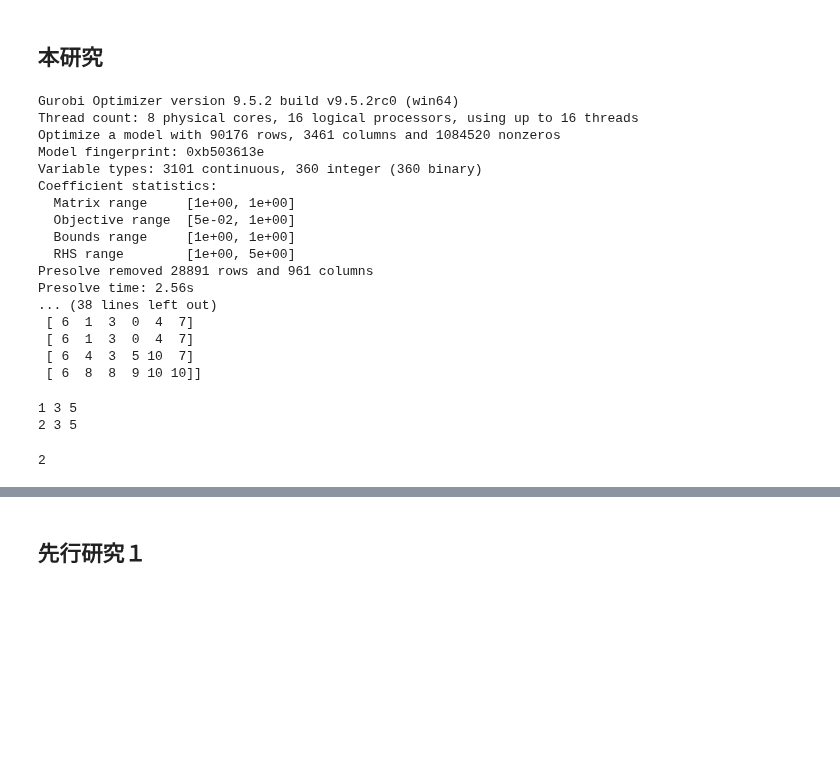
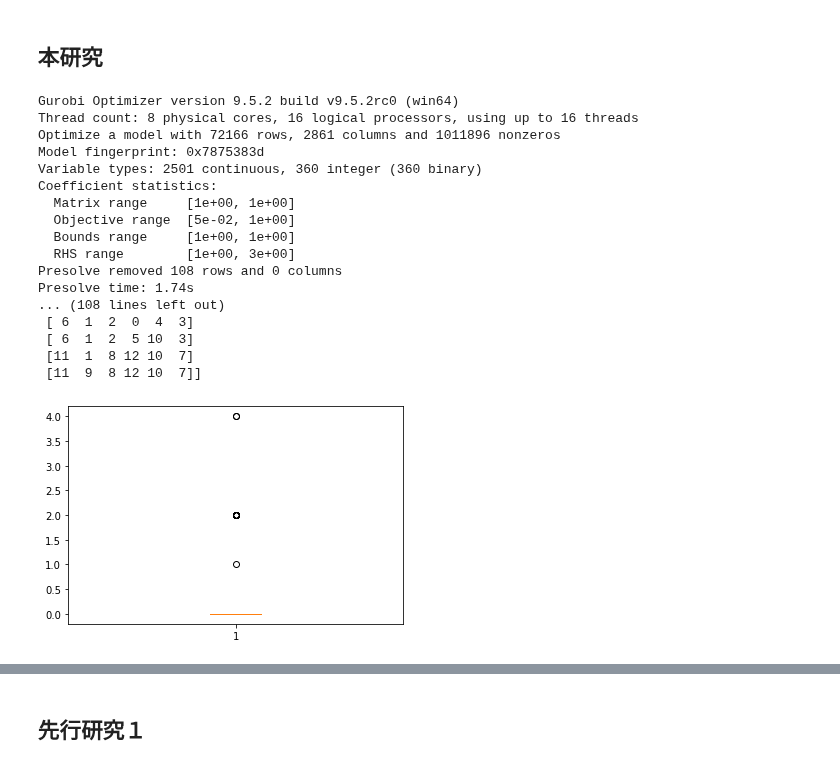
Before and after one commit to ikumadaiki/CPMP, a Jupyter notebook: compare.ipynb, the cells around one changed output, grey strips where cells are left out. Cells and saved outputs as stored; diff of their text form; code cells hidden in the pictures; blank space fills up the shorter version.

```diff
--- a/compare.ipynb
+++ b/compare.ipynb
@@ -11,8 +11,6 @@ def IPS6(ship_num,stack_num,height,n,size,beta):
   S=[i+1 for i in range(stack_num)]
   H=[i+1 for i in range(height)]
   P=[i+1 for i in range(ship_num)]
-  time = 3*len(I)
-  T=[i+1 for i in range(time)]
 
 
   f=stack_num*height-sum(n)
@@ -26,7 +24,7 @@ def IPS6(ship_num,stack_num,height,n,size,beta):
   np.random.seed(1)
 
   # 期待値と分散共分散行列の準備
-  mean = np.arange(1,2*ship_num,2)
+  mean = np.arange(1,ship_num+1)
   cov=np.zeros((ship_num,ship_num))
   for i in range(ship_num):
     for j in range(ship_num):
@@ -142,24 +140,56 @@ def IPS6(ship_num,stack_num,height,n,size,beta):
     print("VaR=",alpha.X)
     print("the objective function", m.objVal)
     print(result)
+
+
+    data_2 = np.random.multivariate_normal(mean, cov, size=size)
+
+    OR_=np.argsort(data_2)
+    OR_=OR_+np.ones((size,ship_num)).astype(int)
+    OR=OR_.tolist()
+
+
+    penalty=[]
+    for k in OR:
+      O=k
+      a=0
+      for j in range(stack_num):
+          for i in range(1,height):
+              for i_ in range(i+1,height+1):
+                  if not result[i-1][j]==0 or result[i_-1][j]==0:
+                      if O[result[i-1][j]-1]>O[result[i_-1][j]-1]:
+                          a+=1
+                          # print("penalty!")
+                              # print(i,i_,j+1,O)
+                          break
+      penalty.append(a)
+      # print(a)
+    penalty=np.array(penalty)
+
+    import matplotlib.pyplot as plt
+    plt.boxplot(penalty)
 # %%
-n=[3,2,3,3,1,5,4,2,1,3]
-IPS6(10,6,6,n,100,0.8)
+ship_num=12
+stack_num=6
+height=5
+n=[3,2,2,2,1,2,2,2,1,3,2,2]
+IPS6(ship_num,stack_num,height,n,100,0.8)
 # %% [output]
 Gurobi Optimizer version 9.5.2 build v9.5.2rc0 (win64)
 Thread count: 8 physical cores, 16 logical processors, using up to 16 threads
-Optimize a model with 90176 rows, 3461 columns and 1084520 nonzeros
-Model fingerprint: 0xb503613e
-Variable types: 3101 continuous, 360 integer (360 binary)
+Optimize a model with 72166 rows, 2861 columns and 1011896 nonzeros
+Model fingerprint: 0x7875383d
+Variable types: 2501 continuous, 360 integer (360 binary)
 Coefficient statistics:
   Matrix range     [1e+00, 1e+00]
   Objective range  [5e-02, 1e+00]
   Bounds range     [1e+00, 1e+00]
-  RHS range        [1e+00, 5e+00]
-Presolve removed 28891 rows and 961 columns
-Presolve time: 2.56s
-... (38 lines left out)
- [ 6  1  3  0  4  7]
- [ 6  1  3  0  4  7]
- [ 6  4  3  5 10  7]
- [ 6  8  8  9 10 10]]
+  RHS range        [1e+00, 3e+00]
+Presolve removed 108 rows and 0 columns
+Presolve time: 1.74s
+... (108 lines left out)
+ [ 6  1  2  0  4  3]
+ [ 6  1  2  5 10  3]
+ [11  1  8 12 10  7]
+ [11  9  8 12 10  7]]
+[figure, added]
@@ -168,14 +195,0 @@ O=[0, 1, 4, 3, 2, 6, 5, 7, 8, 9, 10]
-# %%
-a=0
-for j in range(stack_num):
-    for i in range(1,height):
-        for i_ in range(i+1,height+1):
-            if O[result[i-1][j]]>O[result[i_-1][j]]:
-                a+=1
-                print(i,i_,j+1)
-                break
-a
-# %% [output]
-1 3 5
-2 3 5
-2
```
Also changed, not shown: parts of 13 cells of this notebook.
